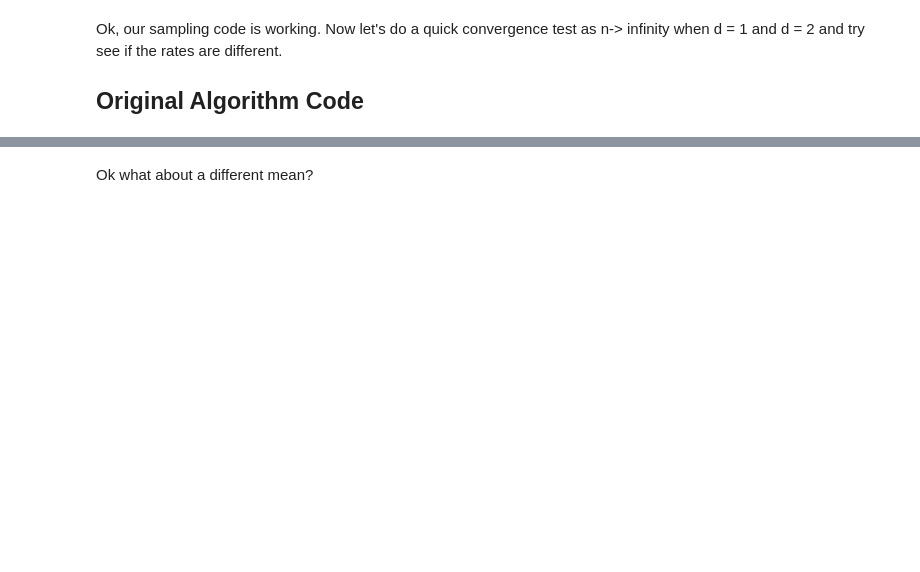
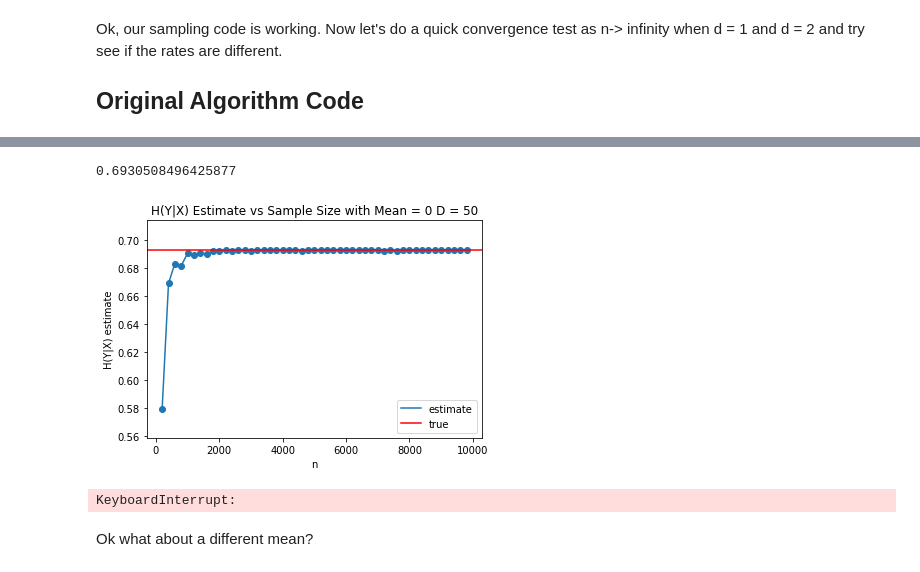
Before and after one commit to rguo123/conditional_entropy_forests, a Jupyter notebook: Random Forest Estimate in High Dimensions.ipynb, the cells around one changed output, grey strips where cells are left out. Cells and saved outputs as stored; diff of their text form; code cells hidden in the pictures; blank space fills up the shorter version.

```diff
--- a/Random Forest Estimate in High Dimensions.ipynb
+++ b/Random Forest Estimate in High Dimensions.ipynb
@@ -139,2 +139,29 @@ plt.show()
+# %%
+sample_sizes, cond_entropy = get_cond_entropy_vs_n(0, 50)
+print(cond_entropy[-1])
+plt.scatter(sample_sizes, cond_entropy)
+line_est, = plt.plot(sample_sizes, cond_entropy, label = "estimate")
+line_true = plt.axhline(y=.69315, color='r', linestyle='-', label = "true")
+plt.xlabel("n")
+plt.ylabel("H(Y|X) estimate")
+plt.legend(handles=[line_est, line_true])
+plt.title("H(Y|X) Estimate vs Sample Size with Mean = 0 D = 50")
+plt.show()
+# %% [output]
+0.6930508496425877
+[figure, added]
+# %%
+sample_sizes, cond_entropy = get_cond_entropy_vs_n(0, 100)
+print(cond_entropy[-1])
+plt.scatter(sample_sizes, cond_entropy)
+line_est, = plt.plot(sample_sizes, cond_entropy, label = "estimate")
+line_true = plt.axhline(y=.69315, color='r', linestyle='-', label = "true")
+plt.xlabel("n")
+plt.ylabel("H(Y|X) estimate")
+plt.legend(handles=[line_est, line_true])
+plt.title("H(Y|X) Estimate vs Sample Size with Mean = 0 D = 50")
+plt.show()
+# %% [output]
+KeyboardInterrupt:
 # %% [markdown]
 Ok what about a different mean?
```
Also changed, not shown: parts of 8 cells of this notebook, 6 other files.
